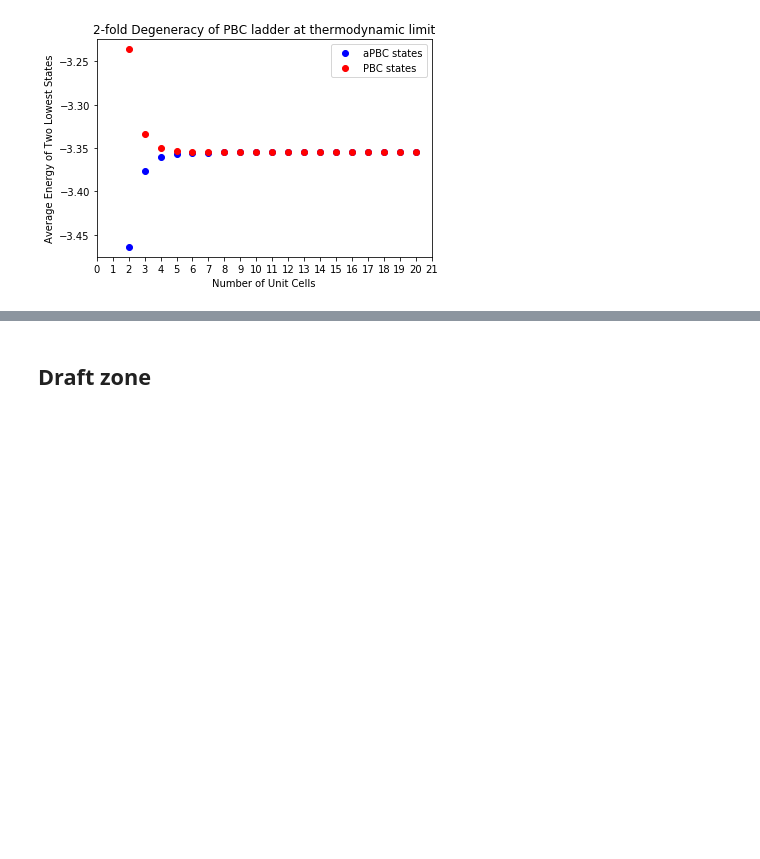
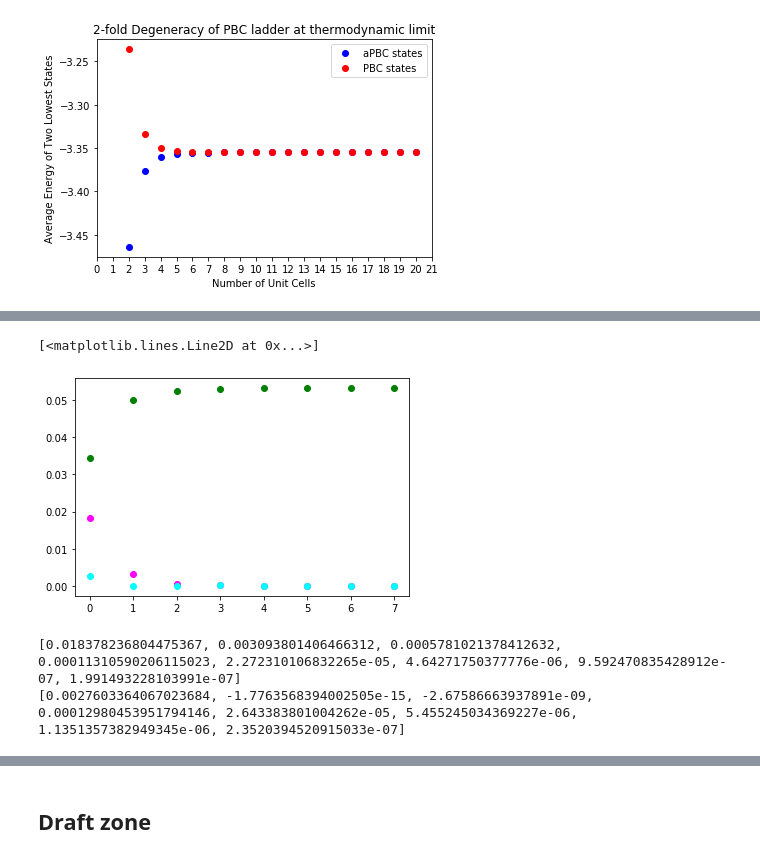
Before and after one commit to JerryChen97/KitaevLadder, a Jupyter notebook: Demo for the Essay.ipynb, the cells around one changed output, grey strips where cells are left out. Saved outputs shown, nothing was run; the diff lists cells and outputs as text; code cells hidden in the pictures; blank space fills up the shorter version.

```diff
--- a/Demo for the Essay.ipynb
+++ b/Demo for the Essay.ipynb
@@ -3314,0 +3578,33 @@ Text(0.5, 1.0, '2-fold Degeneracy of PBC ladder at thermodynamic limit')
+# %%
+energies = [[-2.19762587831155,
+  -2.1792476415070747,
+  -2.1449018955124814,
+  -2.142141559105779],
+ [-3.2844133245086167,
+  -3.2813195231021504,
+  -3.231344017285869,
+  -3.231344017285871],
+ [-4.377451619698756,
+  -4.376873517560915,
+  -4.3242799184674645,
+  -4.324279921143331],
+ [-5.471509926905648,
+  -5.471396821003587,
+  -5.418310470980734,
+  -5.418180666441216],
+ [-6.565755293792964,
+  -6.565732570691896,
+  -6.512549328337171,
+  -6.512522894499161],
+ [-7.660036798860881,
+  -7.6600321561433775,
+  -7.60682936996283,
+  -7.606823914717796],
+ [-8.754325505676968,
+  -8.754324546429885,
+  -8.701118001389327,
+  -8.701116866253589],
+ [-9.848615676184448,
+  -9.848615477035125,
+  -9.795407823805455,
+  -9.79540758860151]]
@@ -3314,0 +3613,17 @@ Text(0.5, 1.0, '2-fold Degeneracy of PBC ladder at thermodynamic limit')
+# %%
+diff1 = [e[1] - e[0] for e in energies]
+diff2 = [e[2] - e[1] for e in energies]
+diff3 = [e[3] - e[2] for e in energies]
+
+plt.plot(diff1, 'o', color='magenta')
+plt.plot(diff2, 'o', color='green')
+plt.plot(diff3, 'o', color='cyan')
+# %% [output]
+[<matplotlib.lines.Line2D at 0x...>]
+[figure, added]
+# %%
+print(diff1)
+print(diff3)
+# %% [output]
+[0.018378236804475367, 0.003093801406466312, 0.0005781021378412632, 0.00011310590206115023, 2.272310106832265e-05, 4.64271750377776e-06, 9.592470835428912e-07, 1.991493228103991e-07]
+[0.0027603364067023684, -1.7763568394002505e-15, -2.67586663937891e-09, 0.00012980453951794146, 2.643383801004262e-05, 5.455245034369227e-06, 1.1351357382949345e-06, 2.3520394520915033e-07]
```
Also changed, not shown: parts of 49 cells of this notebook, 15 other files.
